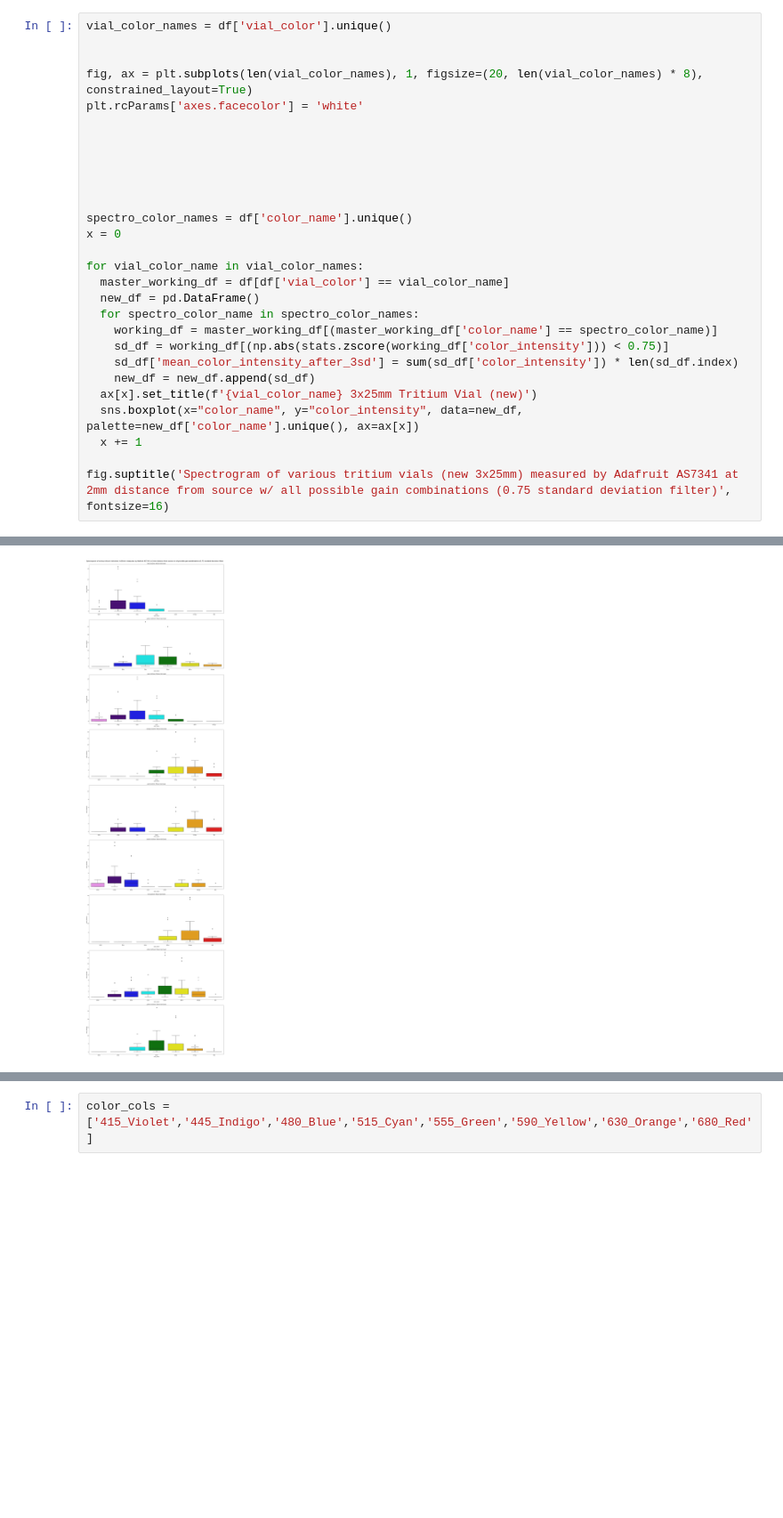
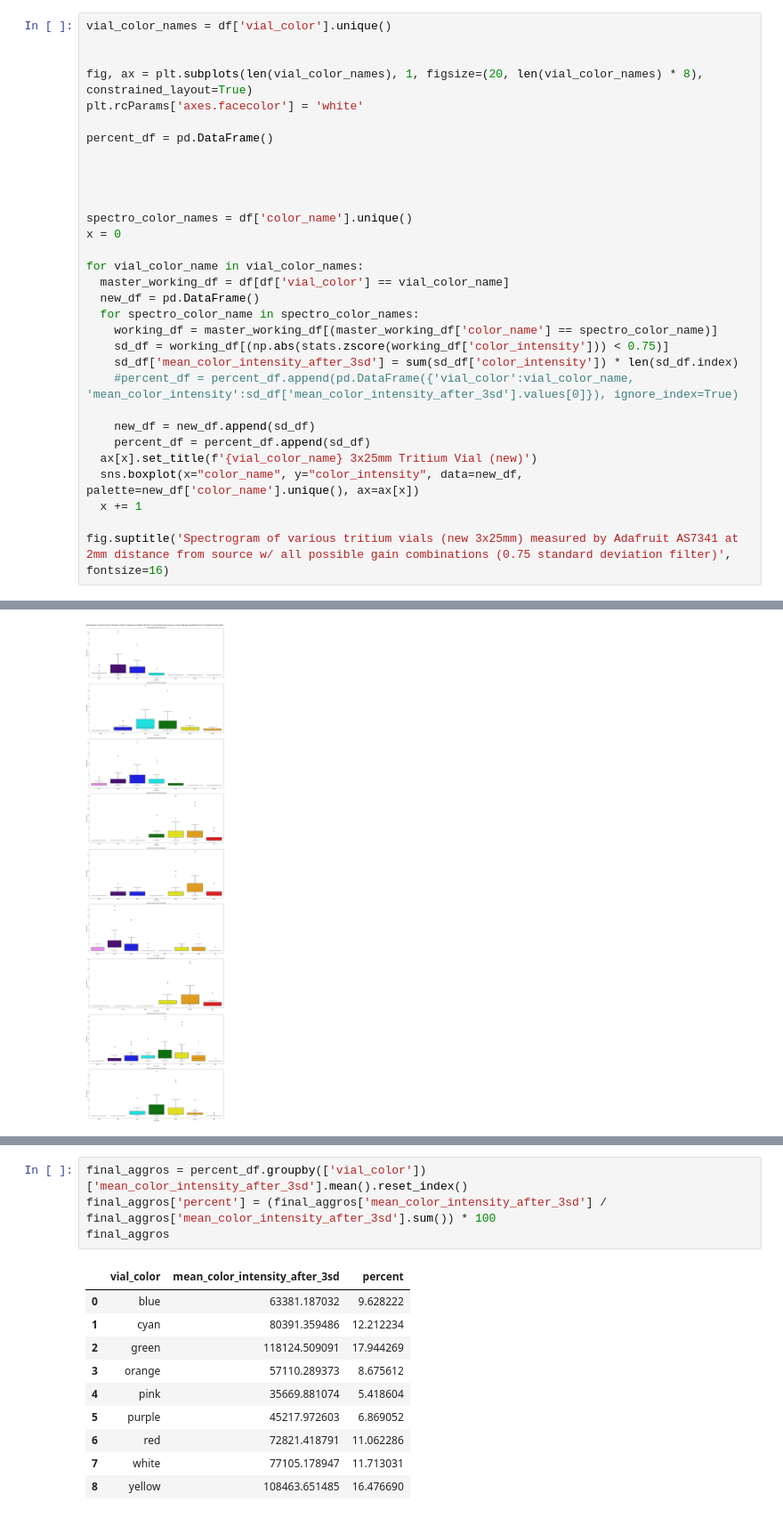
Before and after one commit to darkmatter2222/Nuclear-Battery, a Jupyter notebook: spectro_and_lux_9_colors.ipynb, the cells around one changed output, grey strips where cells are left out. Shown: that part at 89% size. Drawn from its saved outputs; the diff is of its cells as text; blank space fills up the shorter version.

```diff
--- a/spectro_and_lux_9_colors.ipynb
+++ b/spectro_and_lux_9_colors.ipynb
@@ -132,7 +150,7 @@ vial_color_names = df['vial_color'].unique()
 fig, ax = plt.subplots(len(vial_color_names), 1, figsize=(20, len(vial_color_names) * 8), constrained_layout=True)
 plt.rcParams['axes.facecolor'] = 'white'
 
-
+percent_df = pd.DataFrame()
 
 
 
@@ -147,7 +165,10 @@ for vial_color_name in vial_color_names:
     working_df = master_working_df[(master_working_df['color_name'] == spectro_color_name)]
     sd_df = working_df[(np.abs(stats.zscore(working_df['color_intensity'])) < 0.75)]
     sd_df['mean_color_intensity_after_3sd'] = sum(sd_df['color_intensity']) * len(sd_df.index)
+    #percent_df = percent_df.append(pd.DataFrame({'vial_color':vial_color_name, 'mean_color_intensity':sd_df['mean_color_intensity_after_3sd'].values[0]}), ignore_index=True)
+
     new_df = new_df.append(sd_df)
+    percent_df = percent_df.append(sd_df)
   ax[x].set_title(f'{vial_color_name} 3x25mm Tritium Vial (new)')
   sns.boxplot(x="color_name", y="color_intensity", data=new_df, palette=new_df['color_name'].unique(), ax=ax[x])
   x += 1
@@ -192,3 +197,16 @@ new_df
-# %%
-color_cols = ['415_Violet','445_Indigo','480_Blue','515_Cyan','555_Green','590_Yellow','630_Orange','680_Red']
+# %%
+final_aggros = percent_df.groupby(['vial_color'])['mean_color_intensity_after_3sd'].mean().reset_index()
+final_aggros['percent'] = (final_aggros['mean_color_intensity_after_3sd'] / final_aggros['mean_color_intensity_after_3sd'].sum()) * 100
+final_aggros
+# %% [output]
+|  | vial_color | mean_color_intensity_after_3sd | percent |
+| 0 | blue | 63381.187032 | 9.628222 |
+| 1 | cyan | 80391.359486 | 12.212234 |
+| 2 | green | 118124.509091 | 17.944269 |
+| 3 | orange | 57110.289373 | 8.675612 |
+| 4 | pink | 35669.881074 | 5.418604 |
+| 5 | purple | 45217.972603 | 6.869052 |
+| 6 | red | 72821.418791 | 11.062286 |
+| 7 | white | 77105.178947 | 11.713031 |
+| 8 | yellow | 108463.651485 | 16.476690 |
 # %%
```
Also changed, not shown: parts of 7 cells of this notebook.
